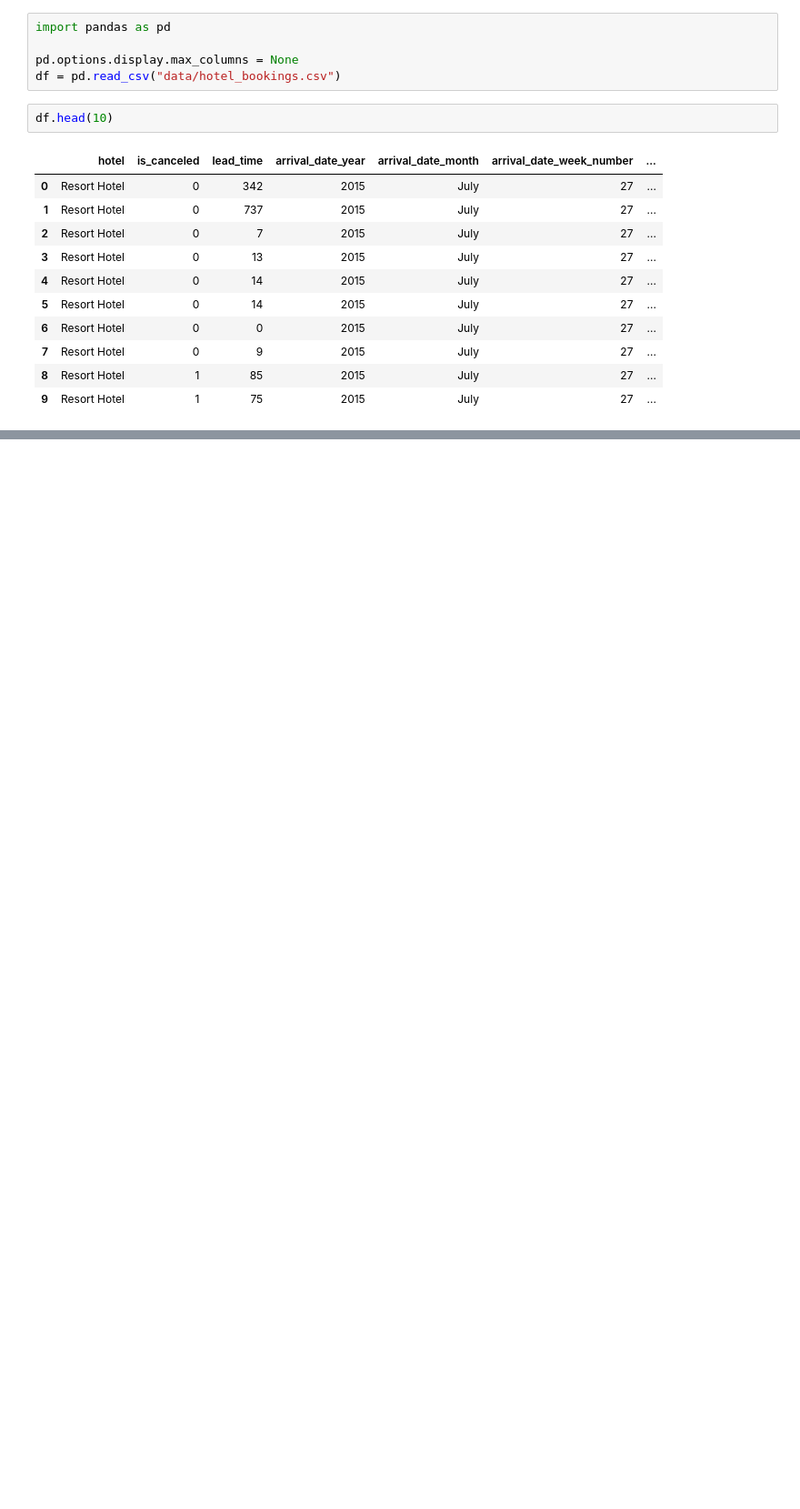
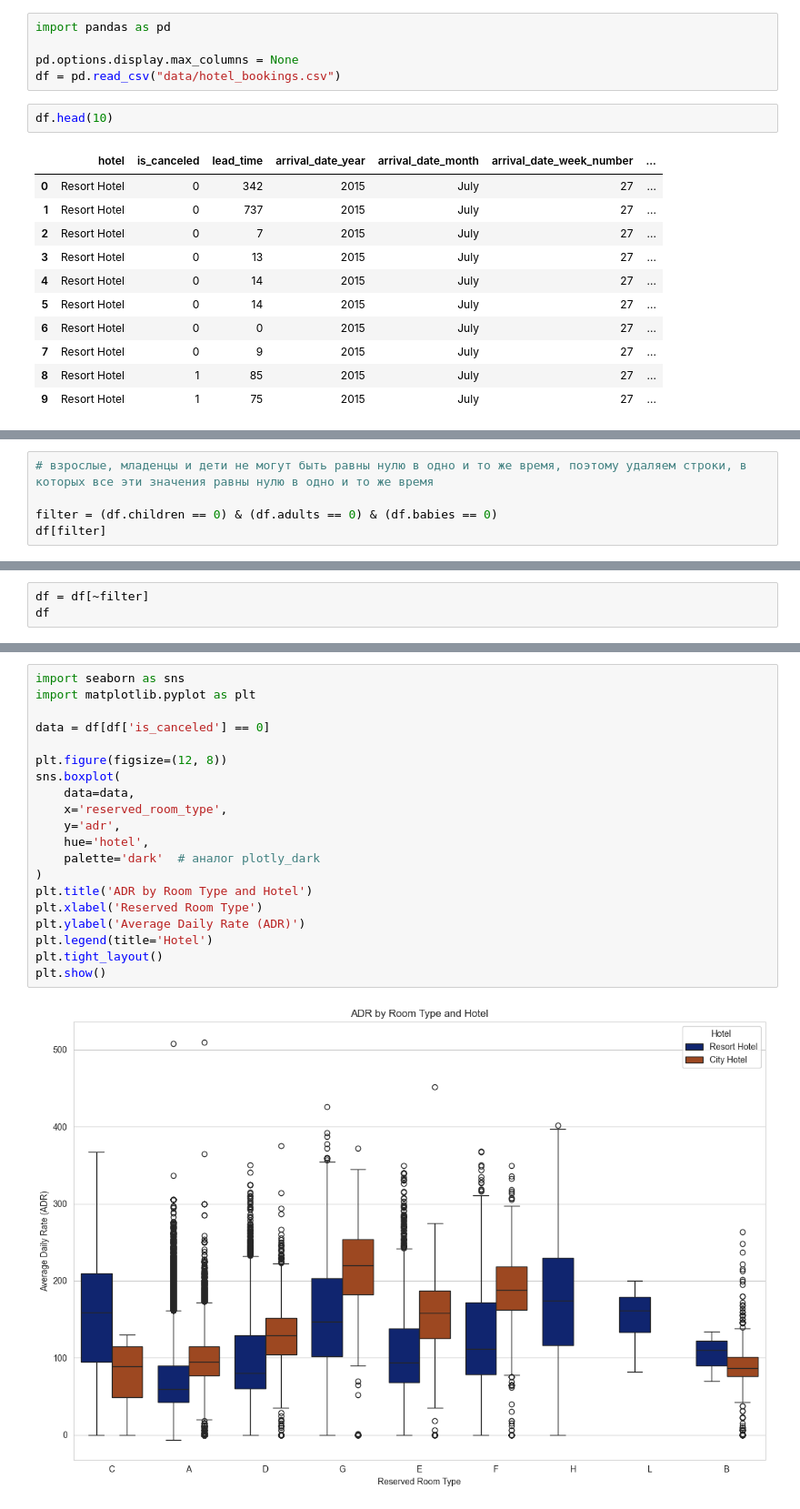
Before and after one commit to slaav1k/RSREU_MethodsML, a Jupyter notebook: sample2.ipynb, the cells around one changed output, grey strips where cells are left out. Shown at 91% size. Drawn from its saved outputs; the diff is of its cells as text; blank space fills up the shorter version.

```diff
--- a/sample2.ipynb
+++ b/sample2.ipynb
@@ -55,0 +206,5 @@ plt.show()
+# %%
+# взрослые, младенцы и дети не могут быть равны нулю в одно и то же время, поэтому удаляем строки, в которых все эти значения равны нулю в одно и то же время
+
+filter = (df.children == 0) & (df.adults == 0) & (df.babies == 0)
+df[filter]
@@ -55,0 +225,3 @@ plt.show()
+# %%
+df = df[~filter]
+df
@@ -55,0 +262,22 @@ plt.show()
+# %%
+import seaborn as sns
+import matplotlib.pyplot as plt
+
+data = df[df['is_canceled'] == 0]
+
+plt.figure(figsize=(12, 8))
+sns.boxplot(
+    data=data,
+    x='reserved_room_type',
+    y='adr',
+    hue='hotel',
+    palette='dark'  # аналог plotly_dark
+)
+plt.title('ADR by Room Type and Hotel')
+plt.xlabel('Reserved Room Type')
+plt.ylabel('Average Daily Rate (ADR)')
+plt.legend(title='Hotel')
+plt.tight_layout()
+plt.show()
+# %% [output]
+[figure, added]
```
Also changed, not shown: parts of 53 cells of this notebook, 1 other file.
